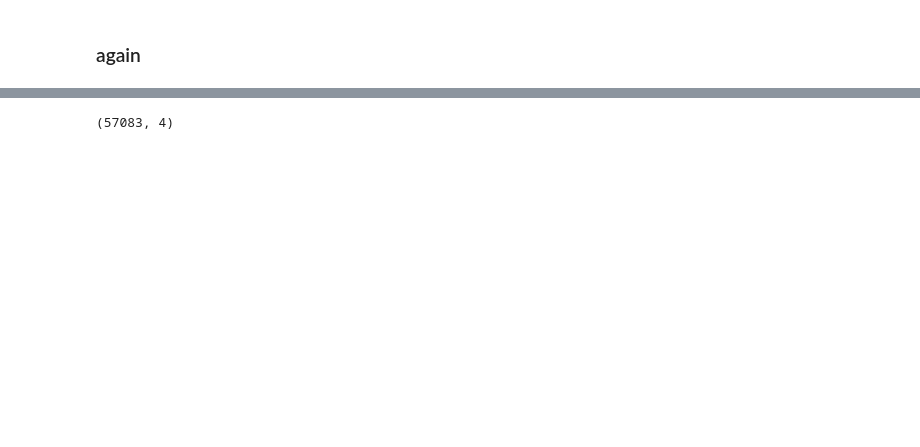
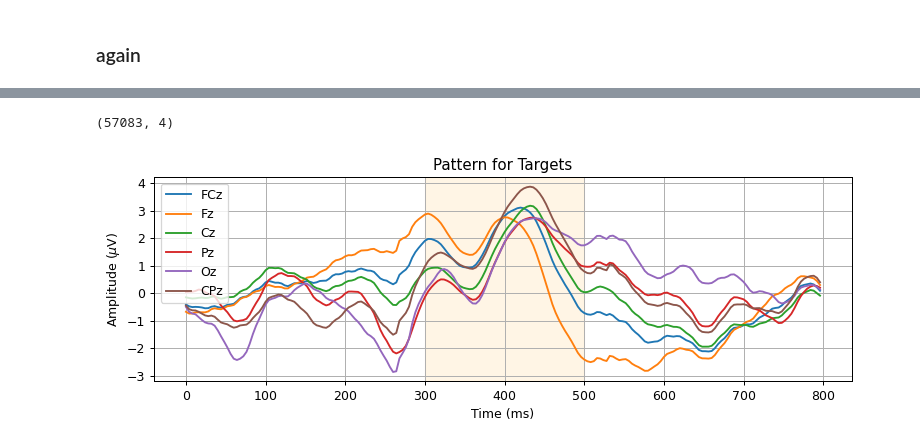
Before and after one commit to Surfincolin/openbci-standards, a Jupyter notebook: Speller_Analysis_2.ipynb, the cells around one changed output, grey strips where cells are left out. Cells and saved outputs as stored; diff of their text form; code cells hidden in the pictures; blank space fills up the shorter version.

```diff
--- a/Speller_Analysis_2.ipynb
+++ b/Speller_Analysis_2.ipynb
@@ -1108,7 +1114,7 @@ def reg_covariance(data, assume_centered = True):
 
 def build_toeplitz(data, data_ts, events, n_e, pre_stim_time = 0):
 #     n_t = data.shape[0]
-    print(n_t, n_e)
+#     print(n_t, n_e)
 #     n_e = ms_to_samples(erp_samples_size, SAMPLE_RATE)
 
     toeplitz = []
@@ -1122,8 +1128,8 @@ def build_toeplitz(data, data_ts, events, n_e, pre_stim_time = 0):
         first_row = np.zeros((n_e))
         toeplitz.append(linalg.toeplitz(first_col, first_row))
 
-    toeplitz = np.array(toeplitz)
-#     toeplitz = np.concatenate(toeplitz)
+#     toeplitz = np.array(toeplitz)
+    toeplitz = np.hstack(toeplitz)
     print(toeplitz.shape)
     return toeplitz
 
@@ -1138,59 +1144,98 @@ class xDAWN:
         D = build_toeplitz(self.X, self.X_ts, self.events, self.n_e)
         # least square est
 #         predictor = linalg.pinv(D.T @ D) @ D.T
-        D1 = D[0]
-        D2 = D[1]
-        P1 = linalg.pinv(D1.T @ D1) @ (D1.T @ X) # 200,7
-        P2 = linalg.pinv(D2.T @ D2) @ (D2.T @ X) # 200,7
+#         D1 = D[0]
+#         D2 = D[1]
+#         P1 = linalg.pinv(D1.T @ D1) @ (D1.T @ X) # 200,7
+#         P2 = linalg.pinv(D2.T @ D2) @ (D2.T @ X) # 200,7
 
 #         return 0
-#         P = linalg.pinv(D.T @ D) @ (D.T @ X)
+        P = linalg.inv(D.T @ D) @ D.T @ X
 
 #         P = predictor @ X
-#         P = np.vsplit(P, len(classes))
-        P = np.array([P1,P2])
-        print(D.shape, P.shape, X.shape)
+        classes = np.unique(events[:,2])
+        P = (np.vsplit(P, len(classes)))
+        D = np.hsplit(D, len(classes))
+
+
+
+#         P = np.array([P1,P2])
+
+        x_for_plot = [(i*(1000/SAMPLE_RATE)) for i in range(P[0].shape[0])]
+
+        fig, ax = plot_time_series(
+            x_for_plot,
+            P[0],
+            labels = channels,
+            xlabel='Time (ms)',
+            ylabel=r'Amplitude ($\mu$V)',
+            title=f'Pattern for Targets'
+        )
+        _ = ax.axvspan(300, 500, color='orange', alpha=0.1)
+
+        fig, ax = plot_time_series(
+            x_for_plot,
+            P[1],
+            labels = channels,
+            xlabel='Time (ms)',
+            ylabel=r'Amplitude ($\mu$V)',
+            title=f'Pattern for Non-Targets'
+        )
+        _ = ax.axvspan(300, 500, color='orange', alpha=0.1)
+#         print(D.shape, P.shape, X.shape)
 
         # compute whitening covariance for the raw signal
-        sig_cov = reg_covariance(self.X)
+#         sig_cov = reg_covariance(self.X)
+        sig_cov = (self.X.T @ self.X) / len(self.X)
 
         filters = []
         patterns = []
         n_components = self.X.shape[1]
+#         print('shape:', P.shape, D.shape)
         for P_i, D_i in zip(P, D):
+            print('sub-shape', P_i.shape, D_i.shape)
             # estimate cov matrix of prototype
-            DP_i = D_i @ P_i
+            DP_i = P_i.T @ D_i.T @ D_i @ P_i
+            evo_cov = DP_i / len(self.X)
 
-            DP_i_cov = reg_covariance(DP_i)
+#             DP_i_cov = reg_covariance(DP_i)
 
             try:
-                e_vals, e_vecs = linalg.eigh(DP_i_cov, sig_cov)
+                e_vals, e_vecs = linalg.eigh(evo_cov, sig_cov)
             except np.linalg.LinAlgError as exp:
                 print('FAIL')
 
             e_vecs = e_vecs[:, np.argsort(e_vals)[::-1]]  # sort eigenvectors
+#             print(e_vecs)
             e_vecs /= np.apply_along_axis(np.linalg.norm, 0, e_vecs)
+#             print(e_vecs)
             _patterns = np.linalg.pinv(e_vecs.T)
-            filters.append(e_vecs[:, :n_components].T)
+#             filters.append(e_vecs[:, :n_components].T)
+            filters.append(e_vecs[:, :n_components])
             patterns.append(_patterns[:, :n_components].T)
 
 
-        filters = np.concatenate(filters, axis=0)
+#         filters = np.concatenate(filters, axis=0)
         patterns = np.concatenate(patterns, axis=0)
 
-        self.filters = filters
+        self.filters = np.array(filters)
 
     def transform(self, X, n_f = 3):
         if self.filters.shape[1] != X.shape[1]:
             print('Channels and filters don\'t match. No transform performed.')
             return X
 
-        xfiltered = self.filters[:n_f] @ X.T
+#         print('filters', self.filters.shape)
+#         xfiltered = self.filters[:n_f] @ X.T
+        print('f', X.shape)
+        print('f', self.filters[0][:n_f].shape)
+#         xfiltered = X @ self.filters[0][:n_f]
+        xfiltered = X @ self.filters[0][:n_f].T
 
-        return xfiltered.T
+        return xfiltered
 
 
-r1_data = r1_eeg[r1_mask]
+r1_data = r1_eeg[r1_mask, :fp1]
 r1_data = r1_data - r1_data.mean(axis=0)
 r1_data_ts = r1_eeg_ts[r1_mask]
 
@@ -1204 +1253,2 @@ r1_filtered.shape
 (57083, 4)
+[figure, added]
```
Also changed, not shown: parts of 8 cells of this notebook, 1 other file.
